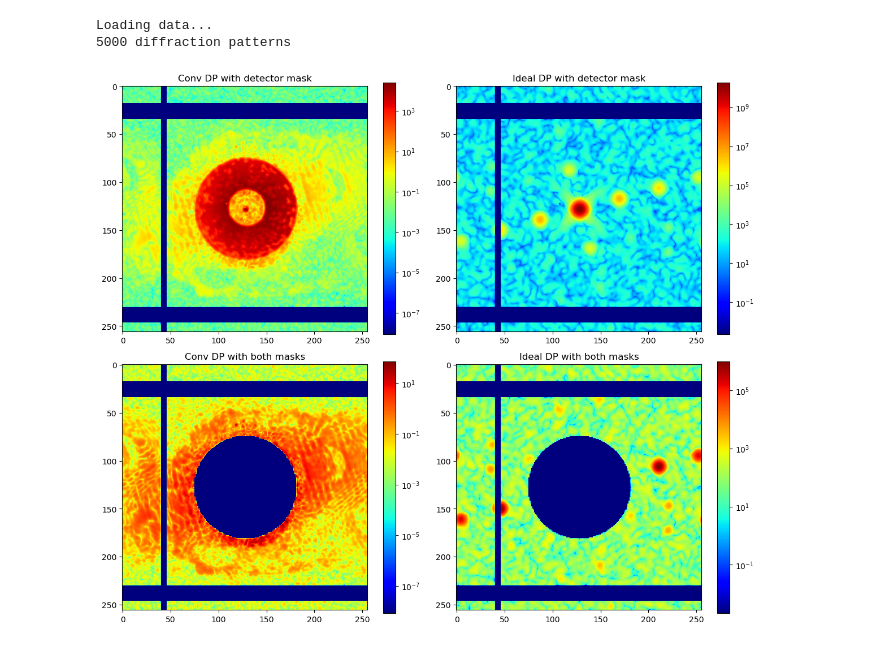
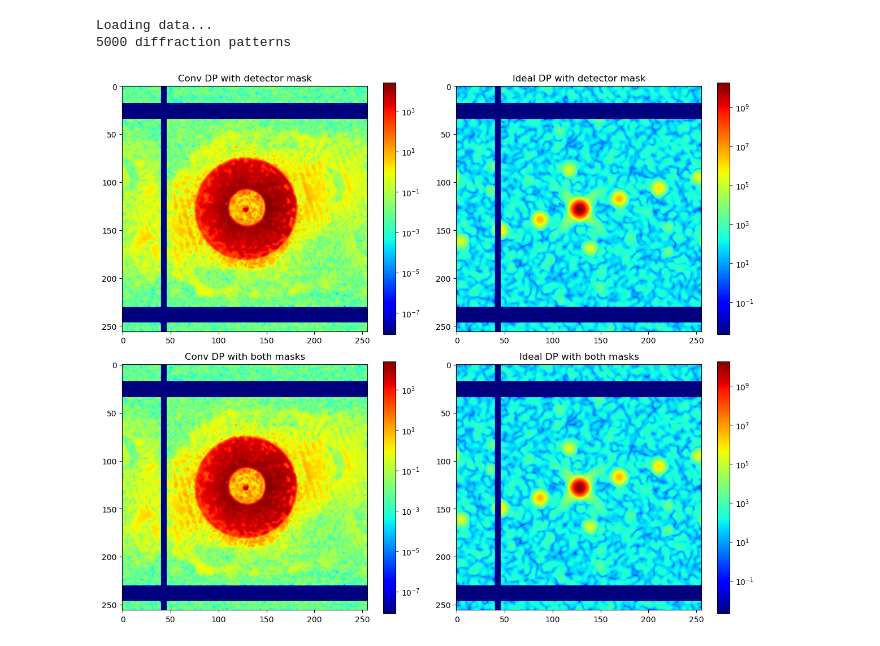
Before and after one commit to jmccourt11/deconvolutionNN, a Jupyter notebook: notebooks/preprocess/normalization ZCB_9.ipynb, the cells around one changed output. Saved outputs shown, nothing was run; the diff lists cells and outputs as text; code cells hidden in the pictures.

```diff
--- a/notebooks/preprocess/normalization ZCB_9.ipynb
+++ b/notebooks/preprocess/normalization ZCB_9.ipynb
@@ -153,7 +153,7 @@ print(path)
 # %%
 # Parameters
 num = 30  # Dataset number
-max_dps = 5000  # Maximum number of diffraction patterns to include
+max_dps = 9500  # Maximum number of diffraction patterns to include
 
 # Define the base path
 base_path = Path('/net/micdata/data2/12IDC/ptychosaxs')
@@ -264,49 +263,56 @@ processed_ideal_DPs = []
 # Define the radius for the WAXS mask
 radius = 54
 
+waxs_mask=False
 # Process each image
 for i in tqdm(range(len(conv_DPs))):
     # First apply the detector mask
     masked_conv = apply_mask(conv_DPs[i], detector_mask)
-    masked_ideal = apply_mask(ideal_DPs[i], detector_mask)
+    #masked_ideal = apply_mask(ideal_DPs[i], detector_mask)
+    masked_ideal=ideal_DPs[i]
 
-    # Then apply the WAXS mask that sets central region to minimum
-    processed_conv = create_circular_waxs_mask_min_value(masked_conv, radius)
-    processed_ideal = create_circular_waxs_mask_min_value(masked_ideal, radius)
+    processed_conv_DPs.append(masked_conv)
+    processed_ideal_DPs.append(masked_ideal)
 
-    processed_conv_DPs.append(processed_conv)
-    processed_ideal_DPs.append(processed_ideal)
+    if waxs_mask:
+        # Then apply the WAXS mask that sets central region to minimum
+        processed_conv = create_circular_waxs_mask_min_value(masked_conv, radius)
+        processed_ideal = create_circular_waxs_mask_min_value(masked_ideal, radius)
+
+        processed_conv_DPs.append(processed_conv)
+        processed_ideal_DPs.append(processed_ideal)
+
 
 # Convert to numpy arrays
 processed_conv_DPs = np.array(processed_conv_DPs)
 processed_ideal_DPs = np.array(processed_ideal_DPs)
 
 # Visualize the results
 ri = np.random.randint(0, len(processed_conv_DPs))
 fig, ax = plt.subplots(2, 2, figsize=(12, 10))
 
 # Original images with detector mask
 im1 = ax[0, 0].imshow(masked_conv, cmap="jet", norm=colors.LogNorm())
 ax[0, 0].set_title("Conv DP with detector mask")
 plt.colorbar(im1, ax=ax[0, 0])
 
 im2 = ax[0, 1].imshow(masked_ideal, cmap="jet", norm=colors.LogNorm())
 ax[0, 1].set_title("Ideal DP with detector mask")
 plt.colorbar(im2, ax=ax[0, 1])
 
 # Images with both masks
 im3 = ax[1, 0].imshow(processed_conv_DPs[-1], cmap="jet", norm=colors.LogNorm())
 ax[1, 0].set_title("Conv DP with both masks")
 plt.colorbar(im3, ax=ax[1, 0])
 
 im4 = ax[1, 1].imshow(processed_ideal_DPs[-1], cmap="jet", norm=colors.LogNorm())
 ax[1, 1].set_title("Ideal DP with both masks")
 plt.colorbar(im4, ax=ax[1, 1])
 
 plt.tight_layout()
 plt.show()
 # %% [output]
-[figure, old version]
+[figure, new version]
 # %%
 # # Deal with detector mask
 # # upper and lower bar bounds for diffraction panels
```
Also changed, not shown: parts of 6 cells of this notebook, 2 other files.
